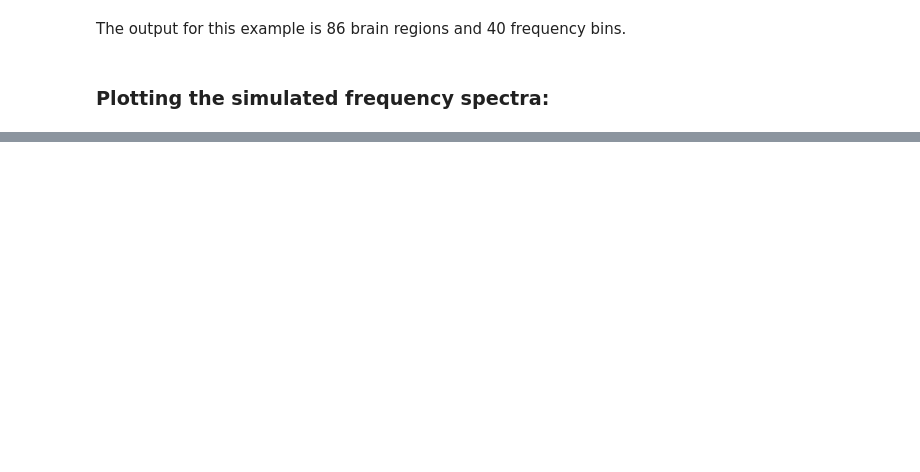
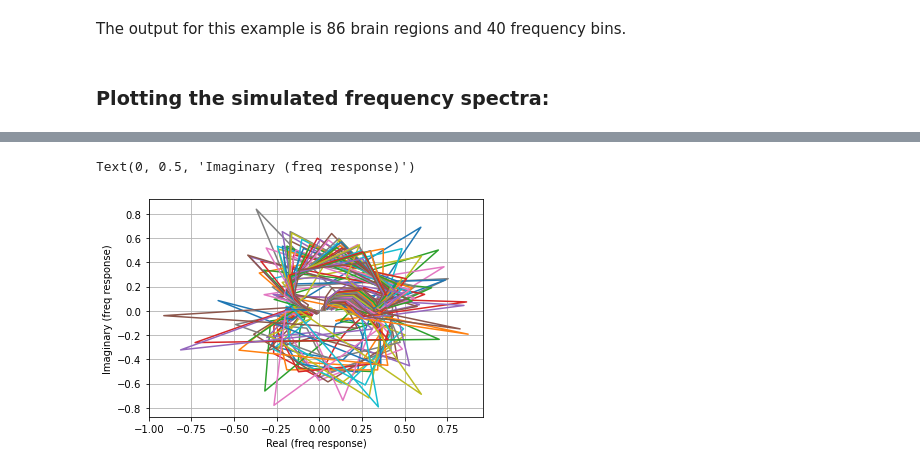
Before and after one commit to Raj-Lab-UCSF/spectrome, a Jupyter notebook: spectrome/notebooks/run_model_example.ipynb, the cells around one changed output, grey strips where cells are left out. Drawn from its saved outputs; the diff is of its cells as text; code cells hidden in the pictures; blank space fills up the shorter version.

```diff
--- a/spectrome/notebooks/run_model_example.ipynb
+++ b/spectrome/notebooks/run_model_example.ipynb
@@ -123,0 +145,13 @@ Text(0, 0.5, 'Magnitude (dB)')
+# %%
+fig = plt.figure()
+
+for g in range(freq_response.shape[1]):
+    freq_response_normalized = freq_response[:,g]/(np.linalg.norm(freq_response[:,g]))
+    plt.plot(freq_response_normalized.real,freq_response_normalized.imag)
+
+plt.grid(True)
+plt.xlabel('Real (freq response)')
+plt.ylabel('Imaginary (freq response)')
+# %% [output]
+Text(0, 0.5, 'Imaginary (freq response)')
+[figure, added]
```
Also changed, not shown: parts of 5 cells of this notebook.
